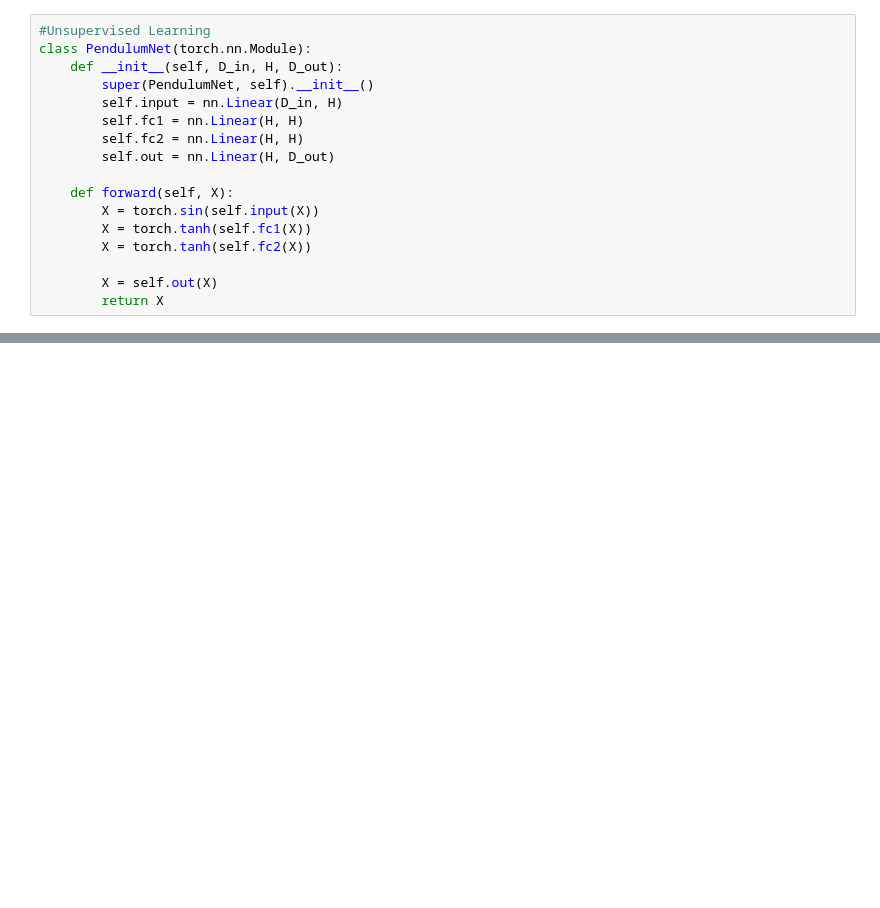
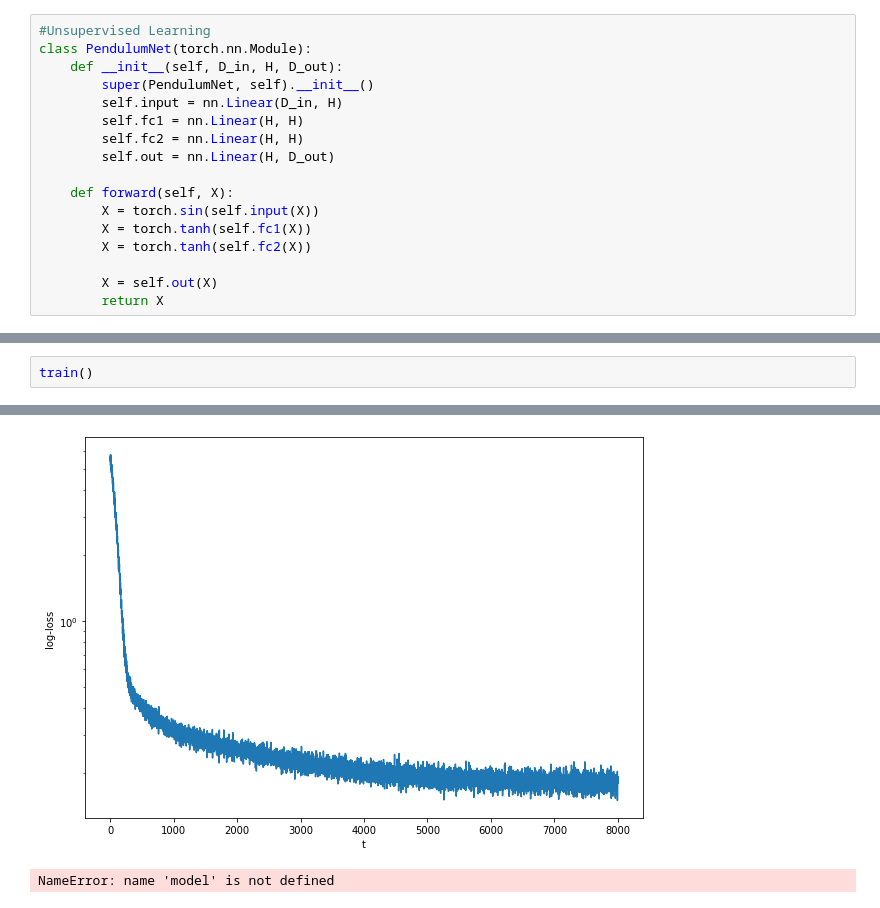
Before and after one commit to ChengTang/RESEARCH_ML, a Jupyter notebook: HubLayer/symplectic_NN_varying_initial_condition.ipynb, the cells around one changed output, grey strips where cells are left out. Drawn from its saved outputs; the diff is of its cells as text; blank space fills up the shorter version.

```diff
--- a/HubLayer/symplectic_NN_varying_initial_condition.ipynb
+++ b/HubLayer/symplectic_NN_varying_initial_condition.ipynb
@@ -259,0 +376,3 @@ for i in range(1):
+# %%
+train()
+# %% [output]
@@ -259,0 +380,2 @@ for i in range(1):
+[figure, added]
+NameError: name 'model' is not defined
```
Also changed, not shown: parts of 35 cells of this notebook, 7 other files.
